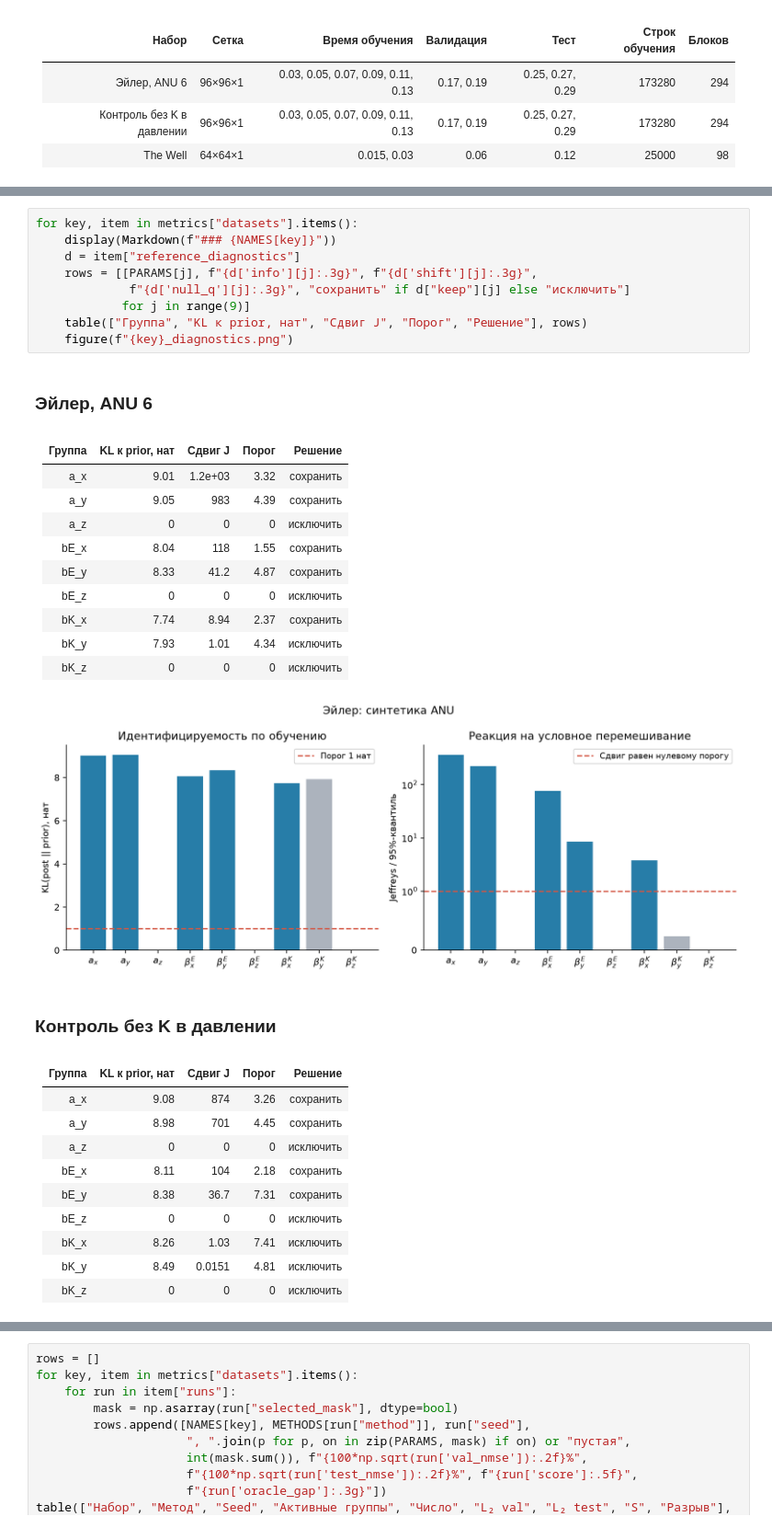
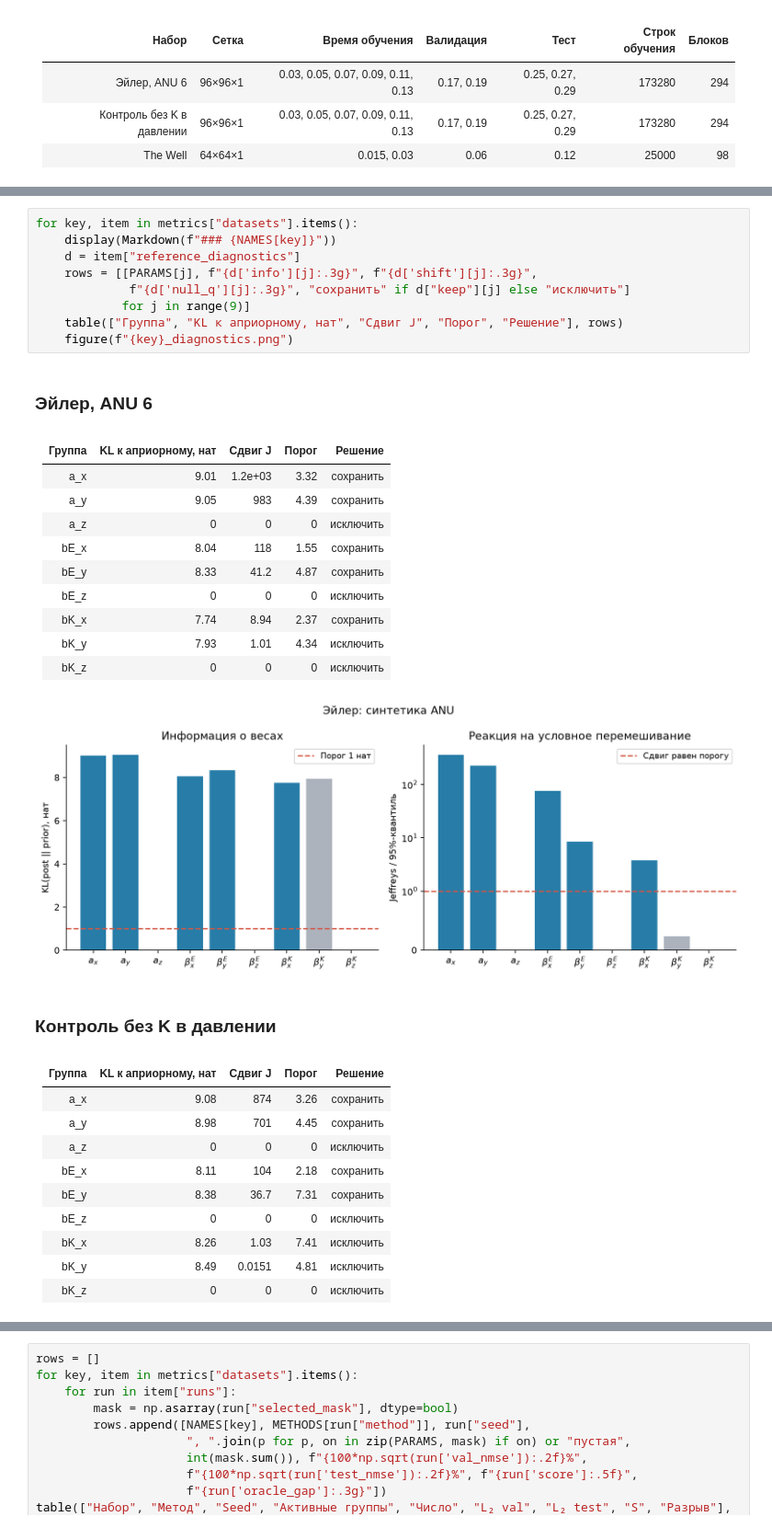
Before and after one commit to Dimundel/euler-quadrants-lab, a Jupyter notebook: notebooks/lab3.ipynb, the cells around one changed output, grey strips where cells are left out. Shown at 92% size. Cells and saved outputs as stored; diff of their text form.

```diff
--- a/notebooks/lab3.ipynb
+++ b/notebooks/lab3.ipynb
@@ -244,28 +242,28 @@ $$
 # %%
 for key, item in metrics["datasets"].items():
     display(Markdown(f"### {NAMES[key]}"))
     d = item["reference_diagnostics"]
     rows = [[PARAMS[j], f"{d['info'][j]:.3g}", f"{d['shift'][j]:.3g}",
              f"{d['null_q'][j]:.3g}", "сохранить" if d["keep"][j] else "исключить"]
             for j in range(9)]
-    table(["Группа", "KL к prior, нат", "Сдвиг J", "Порог", "Решение"], rows)
+    table(["Группа", "KL к априорному, нат", "Сдвиг J", "Порог", "Решение"], rows)
     figure(f"{key}_diagnostics.png")
 # %% [output]
 ### Эйлер, ANU 6
-| Группа | KL к prior, нат | Сдвиг J | Порог | Решение |
+| Группа | KL к априорному, нат | Сдвиг J | Порог | Решение |
 | --- | --- | --- | --- | --- |
 | a_x | 9.01 | 1.2e+03 | 3.32 | сохранить |
 | a_y | 9.05 | 983 | 4.39 | сохранить |
 | a_z | 0 | 0 | 0 | исключить |
 | bE_x | 8.04 | 118 | 1.55 | сохранить |
 | bE_y | 8.33 | 41.2 | 4.87 | сохранить |
 | bE_z | 0 | 0 | 0 | исключить |
 | bK_x | 7.74 | 8.94 | 2.37 | сохранить |
 | bK_y | 7.93 | 1.01 | 4.34 | исключить |
 | bK_z | 0 | 0 | 0 | исключить |
-[figure, old version]
+[figure, new version]
 ### Контроль без K в давлении
-| Группа | KL к prior, нат | Сдвиг J | Порог | Решение |
+| Группа | KL к априорному, нат | Сдвиг J | Порог | Решение |
 | --- | --- | --- | --- | --- |
 | a_x | 9.08 | 874 | 3.26 | сохранить |
 | a_y | 8.98 | 701 | 4.45 | сохранить |
```
Also changed, not shown: parts of 21 cells of this notebook, 19 other files.
